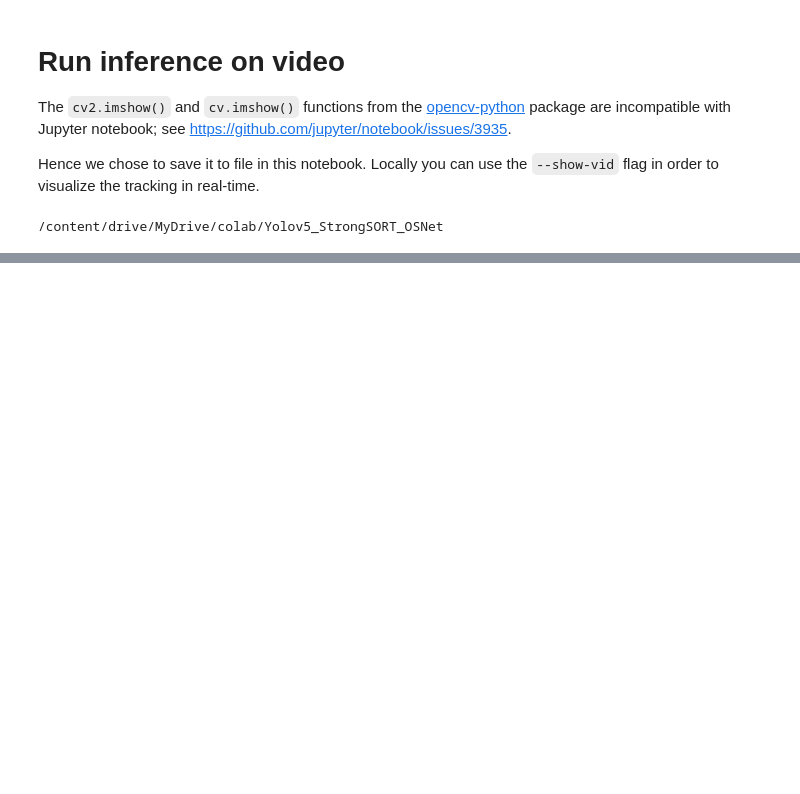
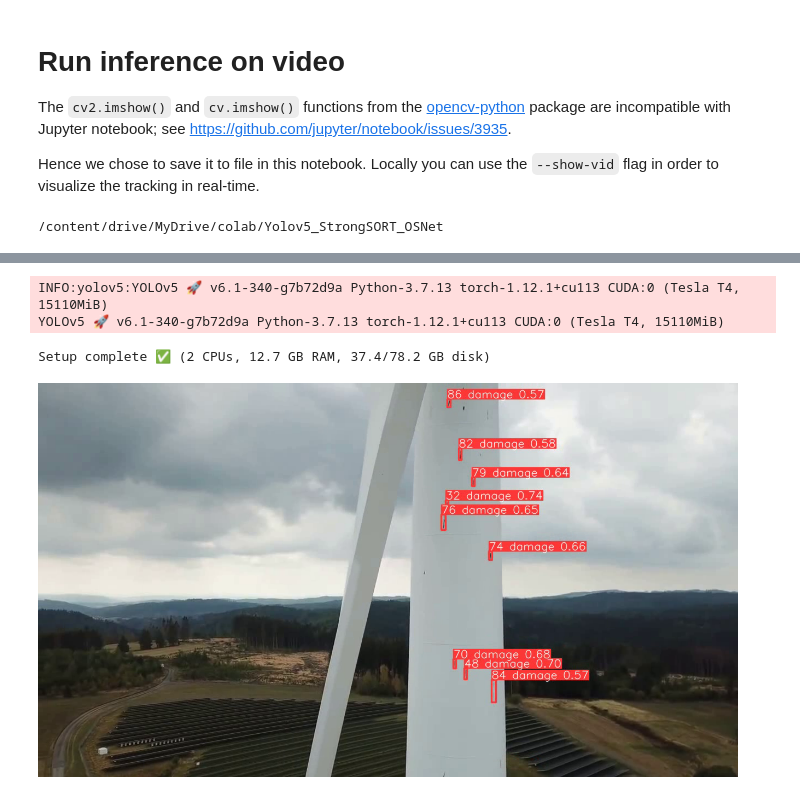
Before and after one commit to dujest/yolov5-workshop, a Jupyter notebook: Yolov5_DeepSort_2.ipynb, the cells around one changed output, grey strips where cells are left out. Saved outputs shown, nothing was run; the diff lists cells and outputs as text; code cells hidden in the pictures; blank space fills up the shorter version.

```diff
--- a/Yolov5_DeepSort_2.ipynb
+++ b/Yolov5_DeepSort_2.ipynb
@@ -81,0 +93,12 @@ Hence we chose to save it to file in this notebook. Locally you can use the ``--
+# %%
+import utils
+
+display = utils.notebook_init()
+# %% [output]
+INFO:yolov5:YOLOv5 🚀 v6.1-340-g7b72d9a Python-3.7.13 torch-1.12.1+cu113 CUDA:0 (Tesla T4, 15110MiB)
+YOLOv5 🚀 v6.1-340-g7b72d9a Python-3.7.13 torch-1.12.1+cu113 CUDA:0 (Tesla T4, 15110MiB)
+Setup complete ✅ (2 CPUs, 12.7 GB RAM, 37.4/78.2 GB disk)
+# %%
+display.Image(filename='/content/drive/MyDrive/colab/screenshots/windturbine_wevo.png', width=700)
+# %% [output]
+[figure, added]
```
Also changed, not shown: parts of 4 cells of this notebook.
